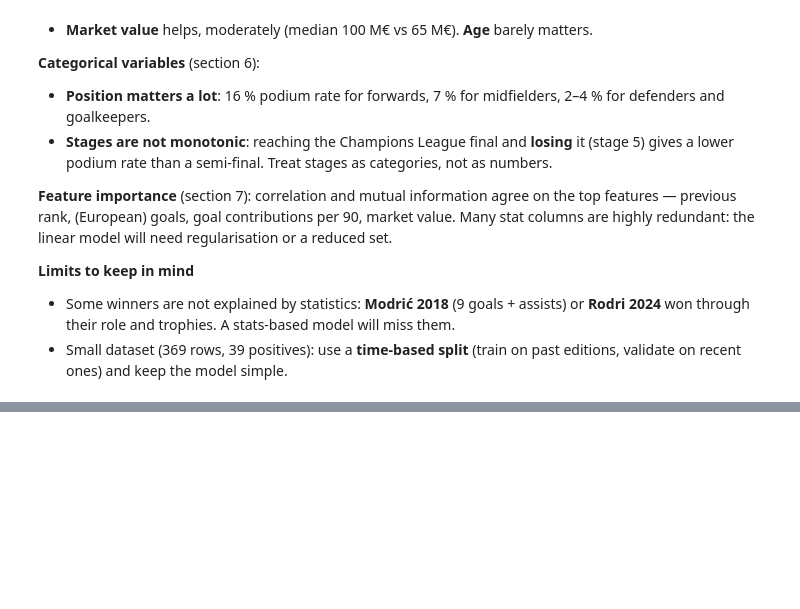
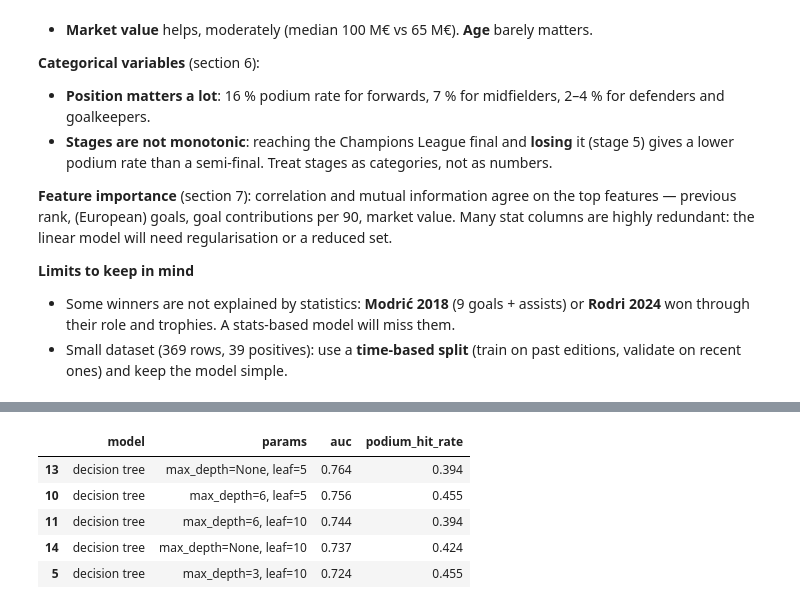
Before and after one commit to Anis311/Project-ML1---Ballon-d-Or-prediction, a Jupyter notebook: notebook.ipynb, the cells around one changed output, grey strips where cells are left out. Saved outputs shown, nothing was run; the diff lists cells and outputs as text; code cells hidden in the pictures; blank space fills up the shorter version.

```diff
--- a/notebook.ipynb
+++ b/notebook.ipynb
@@ -467,0 +630,15 @@ columns are highly redundant: the linear model will need regularisation or a red
+# %%
+tree_results = []
+for depth, leaf in product([2, 3, 4, 6, None], [1, 5, 10]):
+    auc, hit = cross_validate(lambda: DecisionTreeClassifier(
+        max_depth=depth, min_samples_leaf=leaf, random_state=1))
+    tree_results.append({"model": "decision tree", "params": f"max_depth={depth}, leaf={leaf}",
+                         "auc": auc, "podium_hit_rate": hit})
+pd.DataFrame(tree_results).sort_values("auc", ascending=False).head(5)
+# %% [output]
+|  | model | params | auc | podium_hit_rate |
+| 13 | decision tree | max_depth=None, leaf=5 | 0.764 | 0.394 |
+| 10 | decision tree | max_depth=6, leaf=5 | 0.756 | 0.455 |
+| 11 | decision tree | max_depth=6, leaf=10 | 0.744 | 0.394 |
+| 14 | decision tree | max_depth=None, leaf=10 | 0.737 | 0.424 |
+| 5 | decision tree | max_depth=3, leaf=10 | 0.724 | 0.455 |
```
Also changed, not shown: parts of 39 cells of this notebook, 5 other files.
